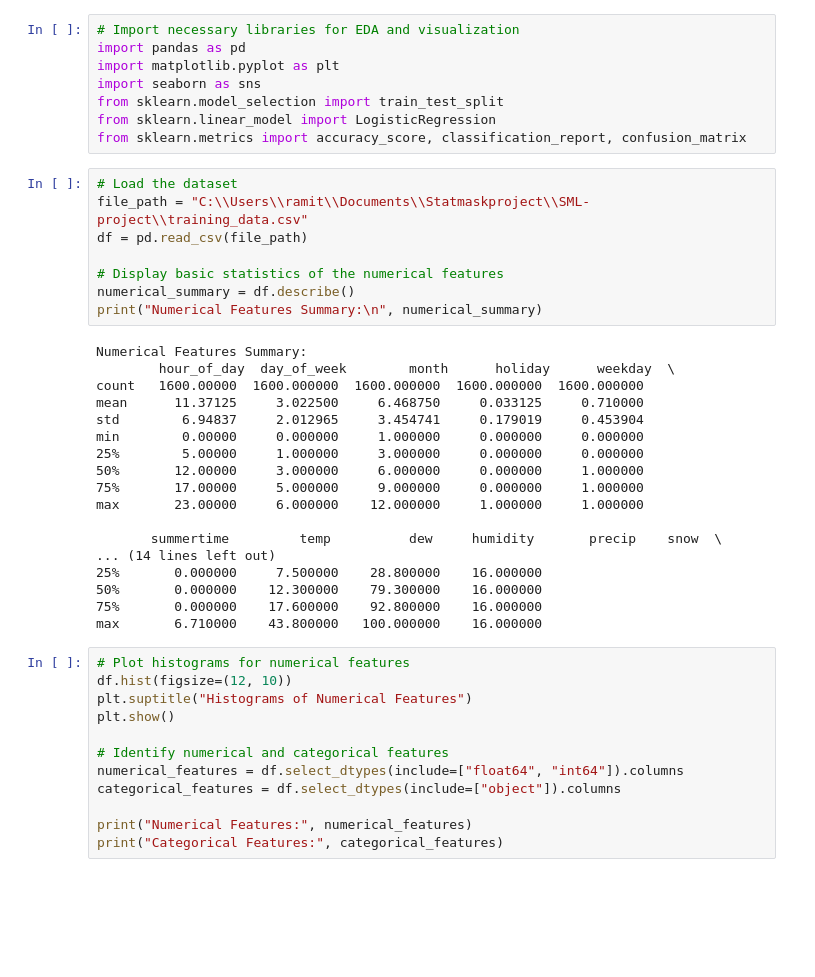
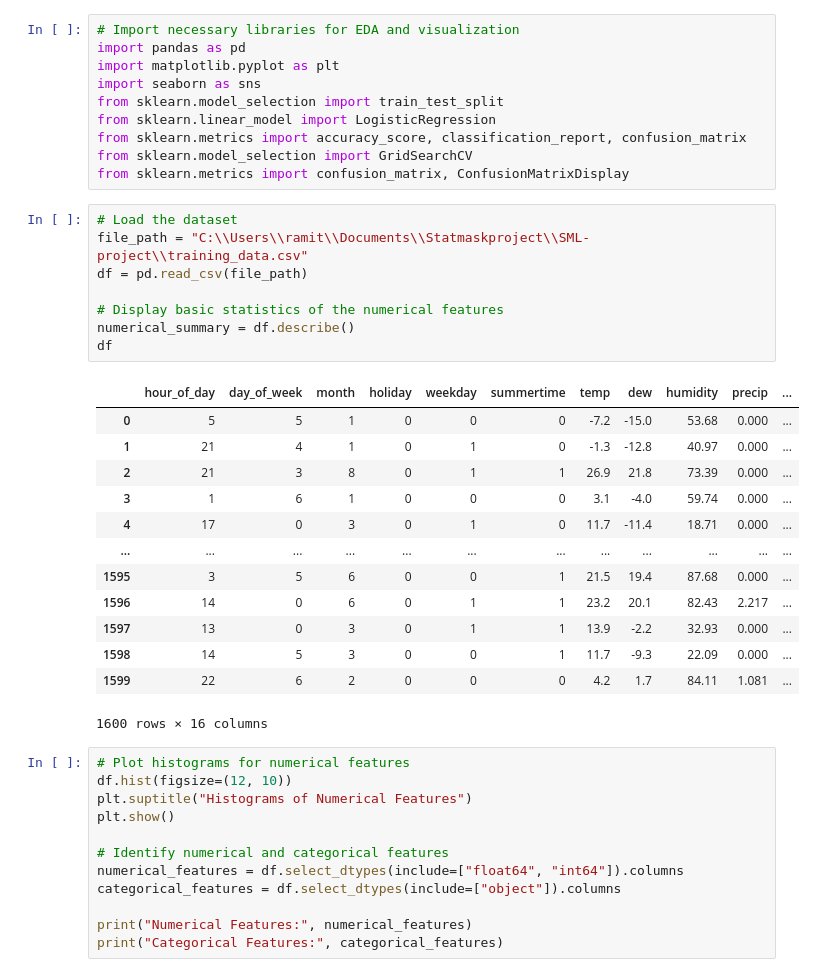
Before and after one commit to anbl9574/SML-project, a Jupyter notebook: trashcode.ipynb, the cells around one changed output. Drawn from its saved outputs; the diff is of its cells as text; blank space fills up the shorter version.

```diff
--- a/trashcode.ipynb
+++ b/trashcode.ipynb
@@ -6,32 +6,30 @@ import seaborn as sns
 from sklearn.model_selection import train_test_split
 from sklearn.linear_model import LogisticRegression
 from sklearn.metrics import accuracy_score, classification_report, confusion_matrix
+from sklearn.model_selection import GridSearchCV
+from sklearn.metrics import confusion_matrix, ConfusionMatrixDisplay
 # %%
 # Load the dataset
 file_path = "C:\\Users\\ramit\\Documents\\Statmaskproject\\SML-project\\training_data.csv"
 df = pd.read_csv(file_path)
 
 # Display basic statistics of the numerical features
 numerical_summary = df.describe()
-print("Numerical Features Summary:\n", numerical_summary)
+df
 # %% [output]
+|  | hour_of_day | day_of_week | month | holiday | weekday | summertime | temp | dew | humidity | precip | ... |
+| 0 | 5 | 5 | 1 | 0 | 0 | 0 | -7.2 | -15.0 | 53.68 | 0.000 | ... |
+| 1 | 21 | 4 | 1 | 0 | 1 | 0 | -1.3 | -12.8 | 40.97 | 0.000 | ... |
+| 2 | 21 | 3 | 8 | 0 | 1 | 1 | 26.9 | 21.8 | 73.39 | 0.000 | ... |
+| 3 | 1 | 6 | 1 | 0 | 0 | 0 | 3.1 | -4.0 | 59.74 | 0.000 | ... |
+| 4 | 17 | 0 | 3 | 0 | 1 | 0 | 11.7 | -11.4 | 18.71 | 0.000 | ... |
+| ... | ... | ... | ... | ... | ... | ... | ... | ... | ... | ... | ... |
+| 1595 | 3 | 5 | 6 | 0 | 0 | 1 | 21.5 | 19.4 | 87.68 | 0.000 | ... |
+| 1596 | 14 | 0 | 6 | 0 | 1 | 1 | 23.2 | 20.1 | 82.43 | 2.217 | ... |
+| 1597 | 13 | 0 | 3 | 0 | 1 | 1 | 13.9 | -2.2 | 32.93 | 0.000 | ... |
+| 1598 | 14 | 5 | 3 | 0 | 0 | 1 | 11.7 | -9.3 | 22.09 | 0.000 | ... |
+| 1599 | 22 | 6 | 2 | 0 | 0 | 0 | 4.2 | 1.7 | 84.11 | 1.081 | ... |
-Numerical Features Summary:
-        hour_of_day  day_of_week        month      holiday      weekday  \
-count   1600.00000  1600.000000  1600.000000  1600.000000  1600.000000
-mean      11.37125     3.022500     6.468750     0.033125     0.710000
-std        6.94837     2.012965     3.454741     0.179019     0.453904
-min        0.00000     0.000000     1.000000     0.000000     0.000000
-25%        5.00000     1.000000     3.000000     0.000000     0.000000
-50%       12.00000     3.000000     6.000000     0.000000     1.000000
-75%       17.00000     5.000000     9.000000     0.000000     1.000000
-max       23.00000     6.000000    12.000000     1.000000     1.000000
-
-       summertime         temp          dew     humidity       precip    snow  \
-... (14 lines left out)
-25%       0.000000     7.500000    28.800000    16.000000
-50%       0.000000    12.300000    79.300000    16.000000
-75%       0.000000    17.600000    92.800000    16.000000
-max       6.710000    43.800000   100.000000    16.000000
+1600 rows × 16 columns
 # %%
 # Plot histograms for numerical features
 df.hist(figsize=(12, 10))
```
Also changed, not shown: parts of 4 cells of this notebook.
